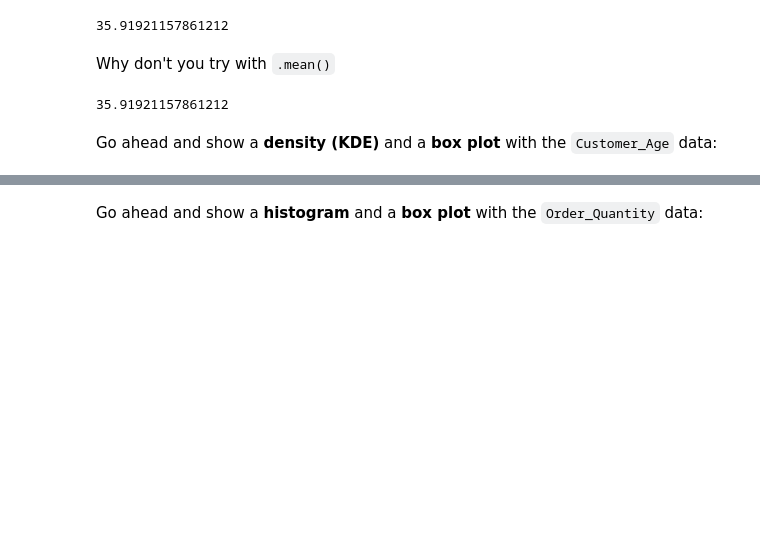
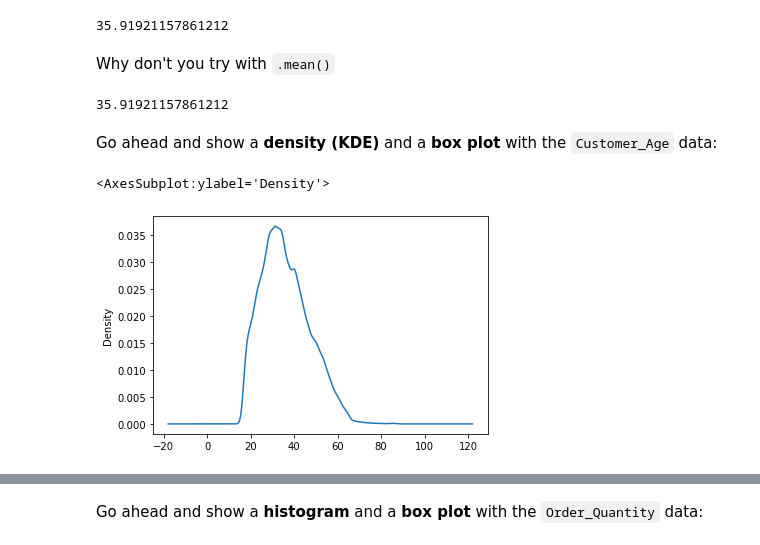
Before and after one commit to ClutchKick2207/FreeCodeCamp, a Jupyter notebook: Data Analysis with Python/Real Life Examples/Data Analysis Example A/Exercises_1.ipynb, the cells around one changed output, grey strips where cells are left out. Cells and saved outputs as stored; diff of their text form; code cells hidden in the pictures; blank space fills up the shorter version.

```diff
--- a/Data Analysis with Python/Real Life Examples/Data Analysis Example A/Exercises_1.ipynb
+++ b/Data Analysis with Python/Real Life Examples/Data Analysis Example A/Exercises_1.ipynb
@@ -51,6 +51,10 @@ sales['Customer_Age'].mean()
 Go ahead and show a <b>density (KDE)</b> and a <b>box plot</b> with the `Customer_Age` data:
 # %%
 # your code goes here
+sales['Customer_Age'].plot(kind='kde')
+# %% [output]
+<AxesSubplot:ylabel='Density'>
+[figure, added]
 # %%
 sales['Customer_Age'].plot(kind='kde', figsize=(14,6))
 # %%
```
